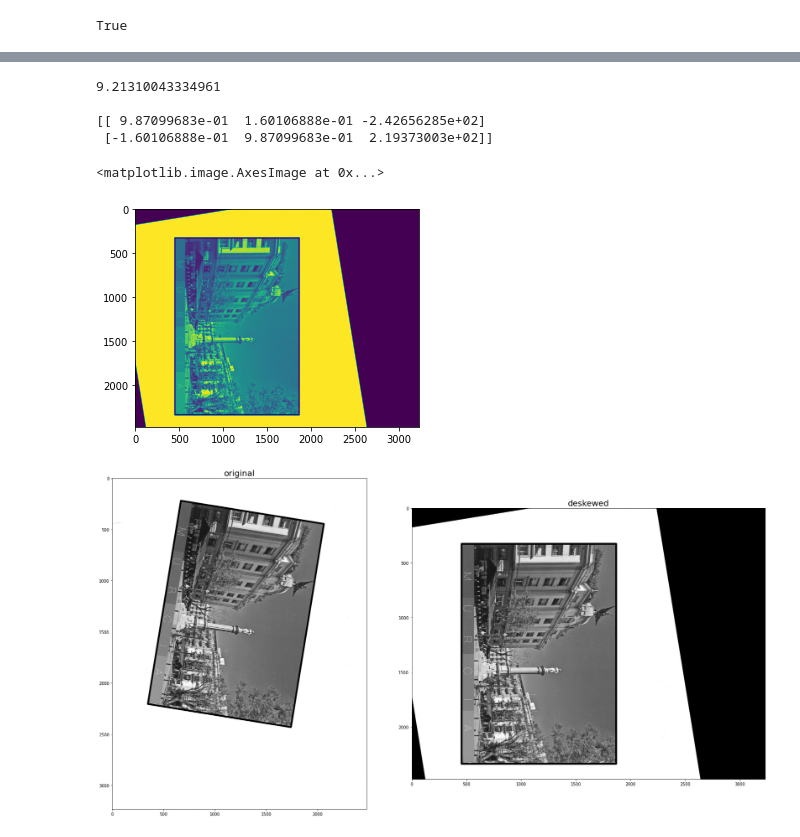
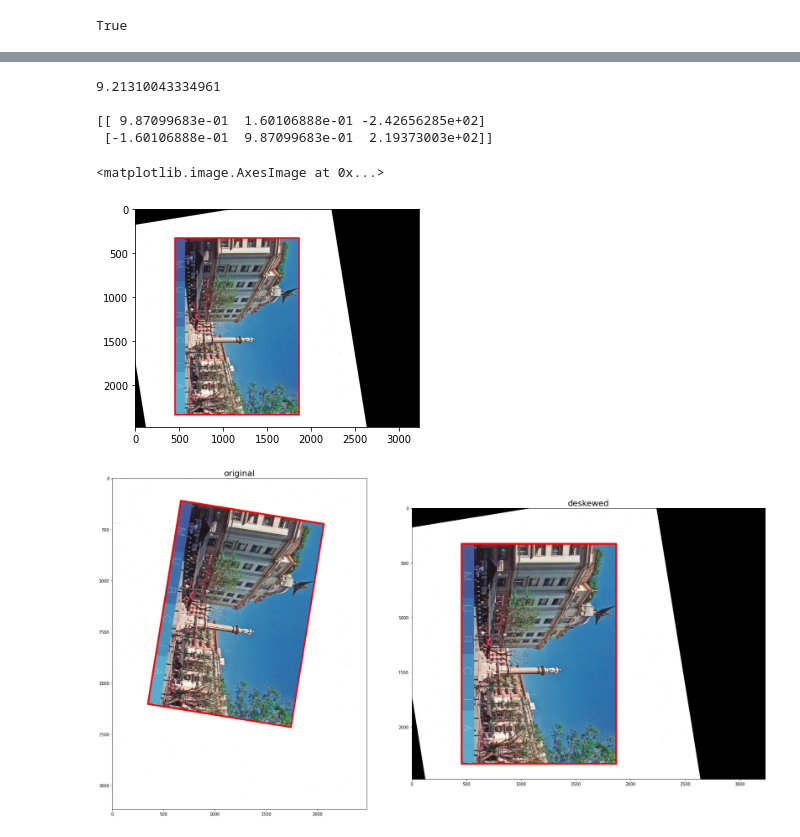
Before and after one commit to RahndelDaVandal/scan-n-crop, a Jupyter notebook: scan_n_crop/opencv_tests.ipynb, the cells around one changed output, grey strips where cells are left out. Cells and saved outputs as stored; diff of their text form; code cells hidden in the pictures.

```diff
--- a/scan_n_crop/opencv_tests.ipynb
+++ b/scan_n_crop/opencv_tests.ipynb
@@ -35,8 +35,12 @@ img_path.is_file()
 # %% [output]
 True
 # %%
-img = cv2.imread(str(img_path), 0)
+img = cv2.imread(str(img_path), 1)
+
+
 h, w = img.shape[:2]
 center = (w / 2, h / 2)
-center
+img_gray = cv2.cvtColor(img, cv2.COLOR_BGR2GRAY)
+
+plt.imshow(img[...,::-1])
 # %% [output]
@@ -44,5 +49,5 @@ center
 # %%
-ret,thresh = cv2.threshold(img,127,255,0)
+ret,thresh = cv2.threshold(img_gray,127,255,0)
 contours,hierarchy = cv2.findContours(thresh, 1, 2)
 areas = []
 
@@ -51,44 +56,44 @@ for i, v in enumerate(contours):
 
 areas = quicksort(areas)
 
 # for i in areas[0:2]:
 #     idx = i[0]
 #     rect = cv2.minAreaRect(contours[idx])
 #     box = cv2.boxPoints(rect)
 #     box = np.int0(box)
 #     cv2.drawContours(img,[box],0,(0,0,255),20)
 
 img_edges = contours[areas[1][0]]
 
 rect = cv2.minAreaRect(img_edges)
 angle = rect[-1]
 print(angle)
 box = cv2.boxPoints(rect)
 box = np.int0(box)
 cv2.drawContours(img,[box],0,(0,0,255),15);
 
 M = cv2.getRotationMatrix2D(center, angle-360, 1.0)
 print(f'\n{M}')
 
 deskewed = cv2.warpAffine(img, M, (h, w))
 
-plt.imshow(deskewed)
+plt.imshow(deskewed[...,::-1])
 # %% [output]
 9.21310043334961
 
 [[ 9.87099683e-01  1.60106888e-01 -2.42656285e+02]
  [-1.60106888e-01  9.87099683e-01  2.19373003e+02]]
 <matplotlib.image.AxesImage at 0x...>
-[figure, old version]
+[figure, new version]
 # %%
 fig, ax = plt.subplots(nrows=1, ncols=2, figsize=(24, 12))
 
-ax[0].imshow(img, cmap='gray')
+ax[0].imshow(img[...,::-1], cmap='gray')
 ax[0].set_title('original', fontsize=20)
 
-ax[1].imshow(deskewed, cmap='gray')
+ax[1].imshow(deskewed[...,::-1], cmap='gray')
 ax[1].set_title('deskewed', fontsize=20)
 
 fig.tight_layout()
 # %% [output]
-[figure, old version]
+[figure, new version]
```
Also changed, not shown: parts of 2 cells of this notebook, 1 other file.
